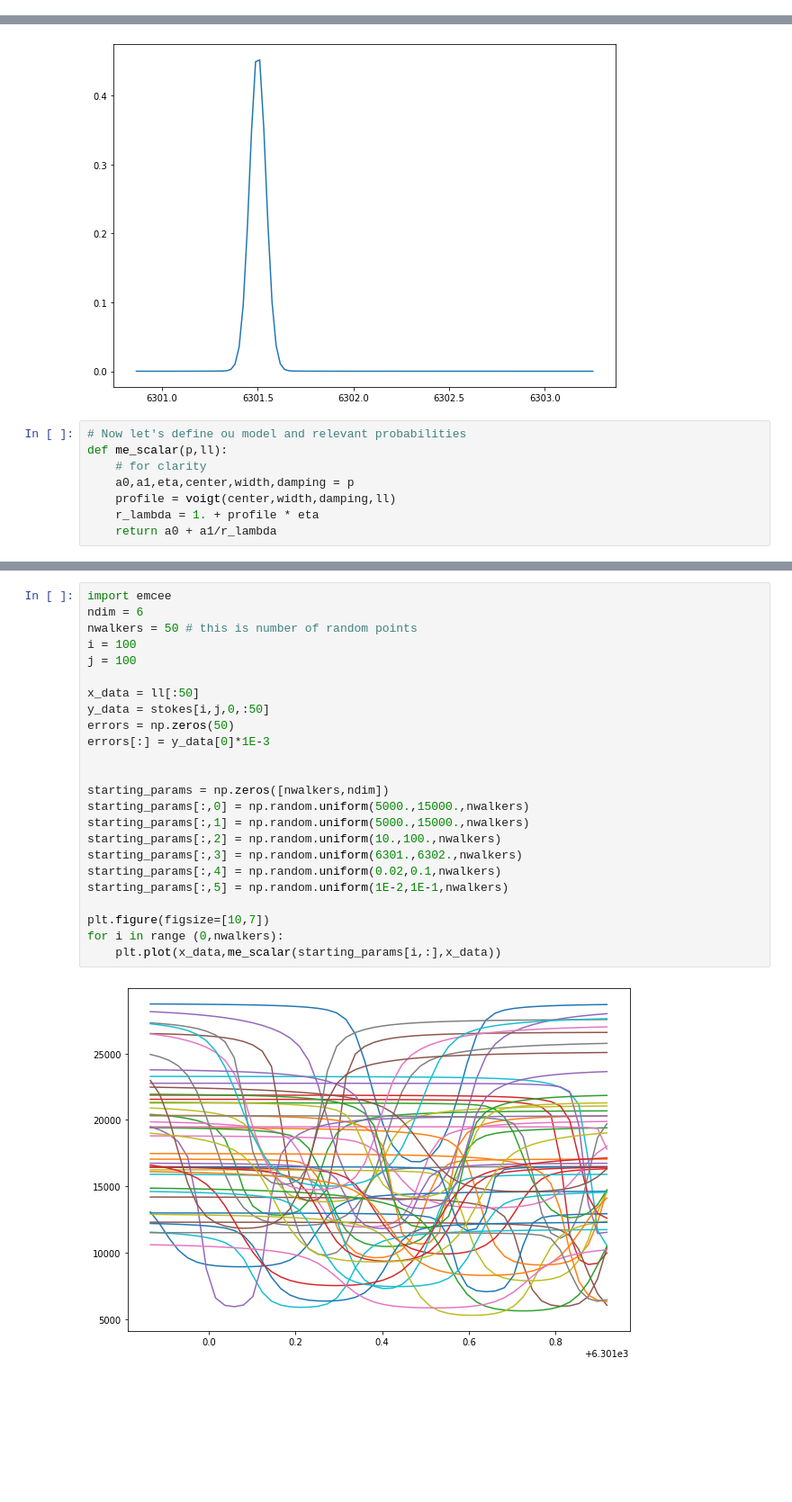
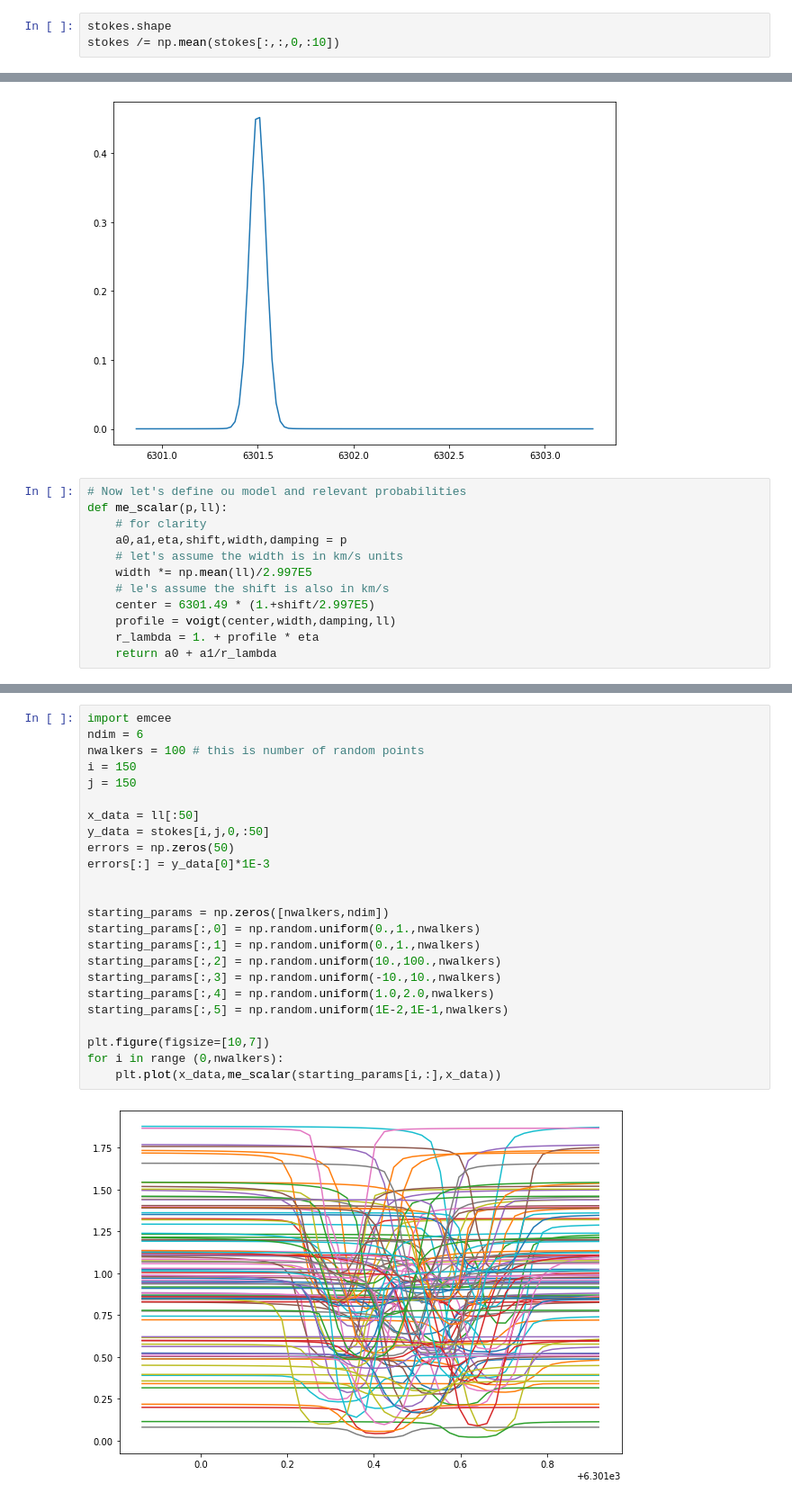
Before and after one commit to ivanzmilic/me_mcmc, a Jupyter notebook: scalar_me_mcmc.ipynb, the cells around one changed output, grey strips where cells are left out. Shown at 90% size. Cells and saved outputs as stored; diff of their text form; blank space fills up the shorter version.

```diff
--- a/scalar_me_mcmc.ipynb
+++ b/scalar_me_mcmc.ipynb
@@ -12,3 +8,6 @@ stokes.shape
+# %%
+stokes.shape
+stokes /= np.mean(stokes[:,:,0,:10])
 # %%
 # Let's also assign wavelengths:
 ll = np.linspace(0,111,112)
@@ -47,7 +46,11 @@ plt.plot(ll,voigt(6301.5,0.05,1E-2,ll))
 # Now let's define ou model and relevant probabilities
 def me_scalar(p,ll):
     # for clarity
-    a0,a1,eta,center,width,damping = p
+    a0,a1,eta,shift,width,damping = p
+    # let's assume the width is in km/s units
+    width *= np.mean(ll)/2.997E5
+    # le's assume the shift is also in km/s
+    center = 6301.49 * (1.+shift/2.997E5)
     profile = voigt(center,width,damping,ll)
     r_lambda = 1. + profile * eta
     return a0 + a1/r_lambda
@@ -97,29 +100,29 @@ def ln_post(params, x, y, error):
 # %%
 import emcee
 ndim = 6
-nwalkers = 50 # this is number of random points
-i = 100
-j = 100
+nwalkers = 100 # this is number of random points
+i = 150
+j = 150
 
 x_data = ll[:50]
 y_data = stokes[i,j,0,:50]
 errors = np.zeros(50)
 errors[:] = y_data[0]*1E-3
 
 
 starting_params = np.zeros([nwalkers,ndim])
-starting_params[:,0] = np.random.uniform(5000.,15000.,nwalkers)
-starting_params[:,1] = np.random.uniform(5000.,15000.,nwalkers)
+starting_params[:,0] = np.random.uniform(0.,1.,nwalkers)
+starting_params[:,1] = np.random.uniform(0.,1.,nwalkers)
 starting_params[:,2] = np.random.uniform(10.,100.,nwalkers)
-starting_params[:,3] = np.random.uniform(6301.,6302.,nwalkers)
-starting_params[:,4] = np.random.uniform(0.02,0.1,nwalkers)
+starting_params[:,3] = np.random.uniform(-10.,10.,nwalkers)
+starting_params[:,4] = np.random.uniform(1.0,2.0,nwalkers)
 starting_params[:,5] = np.random.uniform(1E-2,1E-1,nwalkers)
 
 plt.figure(figsize=[10,7])
 for i in range (0,nwalkers):
     plt.plot(x_data,me_scalar(starting_params[i,:],x_data))
 # %% [output]
-[figure, old version]
+[figure, new version]
 # %%
 sampler = emcee.EnsembleSampler(nwalkers, ndim, ln_post, args=[x_data,y_data,errors])
 
```
Also changed, not shown: parts of 8 cells of this notebook.
